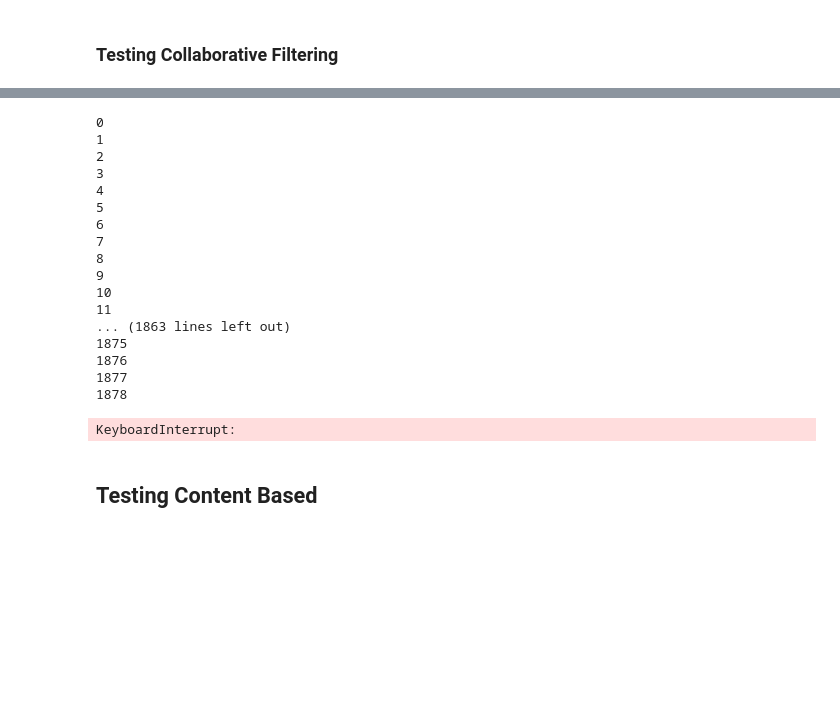
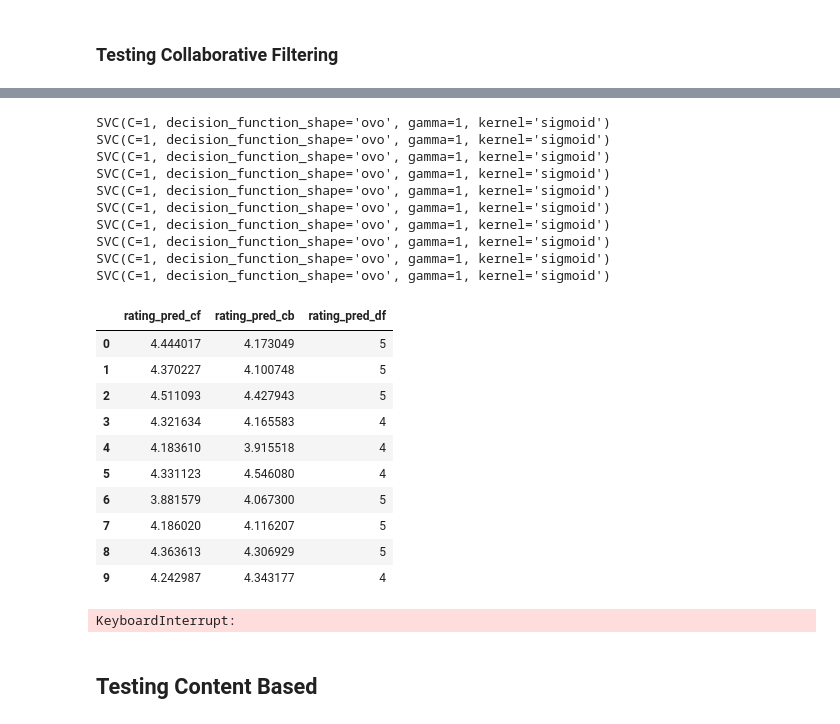
Before and after one commit to aryadipramarta/Hybrid-Recommender-System, a Jupyter notebook: Hybrid Recommender System.ipynb, the cells around one changed output, grey strips where cells are left out. Saved outputs shown, nothing was run; the diff lists cells and outputs as text; code cells hidden in the pictures; blank space fills up the shorter version.

```diff
--- a/Hybrid Recommender System.ipynb
+++ b/Hybrid Recommender System.ipynb
@@ -842,29 +823,40 @@ find_rmse(y_pred,y_test)
+# %%
+y_pred_rating['rating_pred_cf'] = dt_rating_test.apply(lambda x: collaborative_filtering(x.user_id, x.destination_id), axis=1)
+y_pred_rating['rating_pred_cb'] = dt_rating_test.apply(lambda x: content_based_recommender(x.user_id, x.destination_id), axis=1)
+y_pred_rating['rating_pred_df'] = dt_rating_test.apply(lambda x: demographic_filtering_using_svm(x.user_id, x.destination_id), axis=1)
+y_pred_rating
+# %% [output]
+SVC(C=1, decision_function_shape='ovo', gamma=1, kernel='sigmoid')
+SVC(C=1, decision_function_shape='ovo', gamma=1, kernel='sigmoid')
+SVC(C=1, decision_function_shape='ovo', gamma=1, kernel='sigmoid')
+SVC(C=1, decision_function_shape='ovo', gamma=1, kernel='sigmoid')
+SVC(C=1, decision_function_shape='ovo', gamma=1, kernel='sigmoid')
+SVC(C=1, decision_function_shape='ovo', gamma=1, kernel='sigmoid')
+SVC(C=1, decision_function_shape='ovo', gamma=1, kernel='sigmoid')
+SVC(C=1, decision_function_shape='ovo', gamma=1, kernel='sigmoid')
+SVC(C=1, decision_function_shape='ovo', gamma=1, kernel='sigmoid')
+SVC(C=1, decision_function_shape='ovo', gamma=1, kernel='sigmoid')
+|  | rating_pred_cf | rating_pred_cb | rating_pred_df |
+| 0 | 4.444017 | 4.173049 | 5 |
+| 1 | 4.370227 | 4.100748 | 5 |
+| 2 | 4.511093 | 4.427943 | 5 |
+| 3 | 4.321634 | 4.165583 | 4 |
+| 4 | 4.183610 | 3.915518 | 4 |
+| 5 | 4.331123 | 4.546080 | 4 |
+| 6 | 3.881579 | 4.067300 | 5 |
+| 7 | 4.186020 | 4.116207 | 5 |
+| 8 | 4.363613 | 4.306929 | 5 |
+| 9 | 4.242987 | 4.343177 | 4 |
 # %%
-y_pred_collaborative = []
-for i in range(len(dt_rating)):
-    user_id = dt_rating.user_id[i]
-    destination_id = dt_rating.destination_id[i]
-    y_pred_collaborative.append(collaborative_filtering(user_id,destination_id))
-    print(i)
+y_pred_collaborative = pd.DataFrame()
+y_pred_collaborative['rating_pred_cf'] = dt_rating.apply(lambda x: collaborative_filtering(x.user_id, x.destination_id), axis=1)
+# for i in range(len(dt_rating)):
+#     user_id = dt_rating.user_id[i]
+#     destination_id = dt_rating.destination_id[i]
+#     y_pred_collaborative.append(collaborative_filtering(user_id,destination_id))
+#     print(i)
 # %% [output]
-0
-1
-2
-3
-4
-5
-6
-7
-8
-9
-10
-11
-... (1863 lines left out)
-1875
-1876
-1877
-1878
+KeyboardInterrupt:
-KeyboardInterrupt:
 # %% [markdown]
 ## Testing Content Based
 # %%
```
Also changed, not shown: parts of 15 cells of this notebook.
